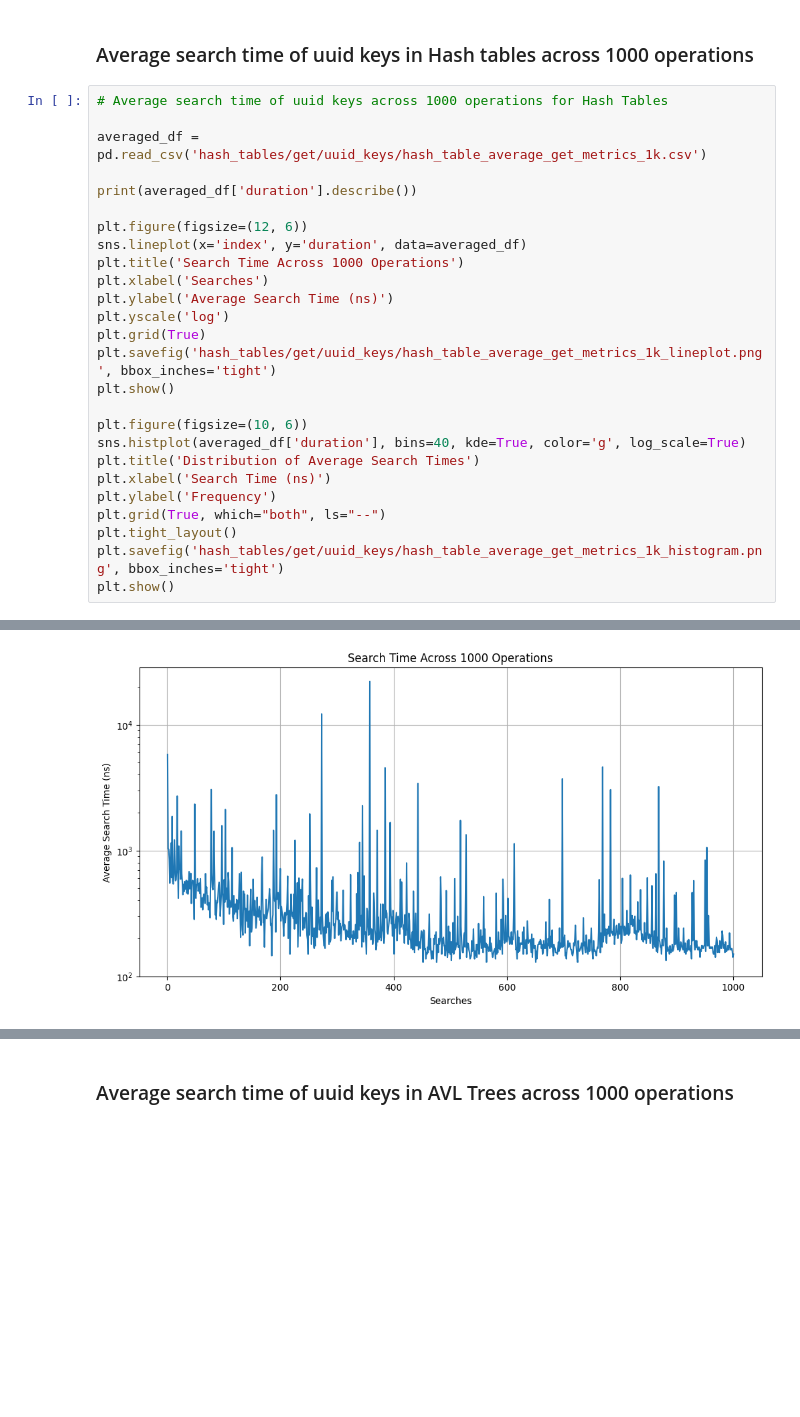
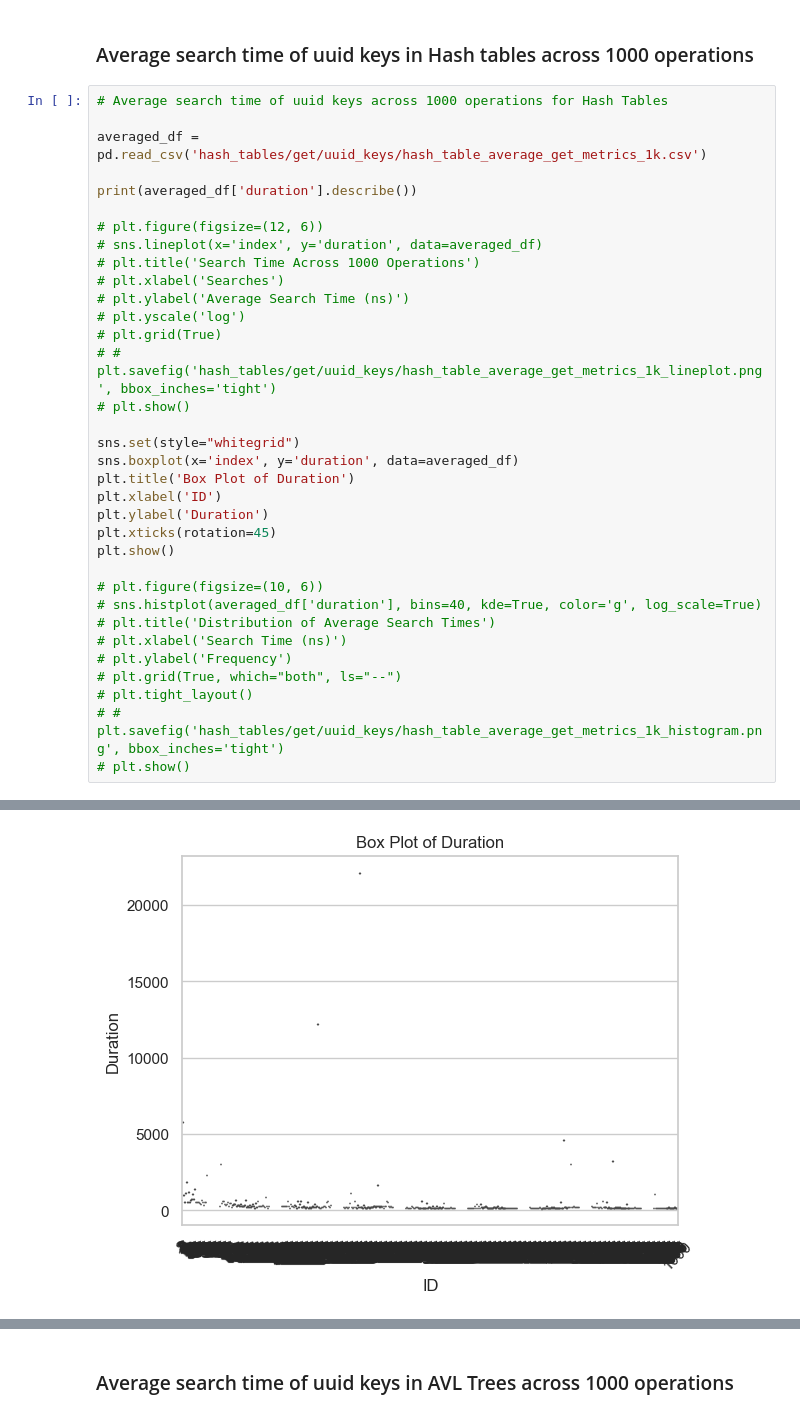
Before and after one commit to rayaan01/switchboard, a Jupyter notebook: jupyter/Analysis.ipynb, the cells around one changed output, grey strips where cells are left out. Cells and saved outputs as stored; diff of their text form; blank space fills up the shorter version.

```diff
--- a/jupyter/Analysis.ipynb
+++ b/jupyter/Analysis.ipynb
@@ -217,37 +217,45 @@ Name: duration, dtype: float64
 # %%
 # Average search time of uuid keys across 1000 operations for Hash Tables
 
 averaged_df = pd.read_csv('hash_tables/get/uuid_keys/hash_table_average_get_metrics_1k.csv')
 
 print(averaged_df['duration'].describe())
 
-plt.figure(figsize=(12, 6))
-sns.lineplot(x='index', y='duration', data=averaged_df)
-plt.title('Search Time Across 1000 Operations')
-plt.xlabel('Searches')
-plt.ylabel('Average Search Time (ns)')
-plt.yscale('log')
-plt.grid(True)
-plt.savefig('hash_tables/get/uuid_keys/hash_table_average_get_metrics_1k_lineplot.png', bbox_inches='tight')
+# plt.figure(figsize=(12, 6))
+# sns.lineplot(x='index', y='duration', data=averaged_df)
+# plt.title('Search Time Across 1000 Operations')
+# plt.xlabel('Searches')
+# plt.ylabel('Average Search Time (ns)')
+# plt.yscale('log')
+# plt.grid(True)
+# # plt.savefig('hash_tables/get/uuid_keys/hash_table_average_get_metrics_1k_lineplot.png', bbox_inches='tight')
+# plt.show()
+
+sns.set(style="whitegrid")
+sns.boxplot(x='index', y='duration', data=averaged_df)
+plt.title('Box Plot of Duration')
+plt.xlabel('ID')
+plt.ylabel('Duration')
+plt.xticks(rotation=45)
 plt.show()
 
-plt.figure(figsize=(10, 6))
-sns.histplot(averaged_df['duration'], bins=40, kde=True, color='g', log_scale=True)
-plt.title('Distribution of Average Search Times')
-plt.xlabel('Search Time (ns)')
-plt.ylabel('Frequency')
-plt.grid(True, which="both", ls="--")
-plt.tight_layout()
-plt.savefig('hash_tables/get/uuid_keys/hash_table_average_get_metrics_1k_histogram.png', bbox_inches='tight')
-plt.show()
+# plt.figure(figsize=(10, 6))
+# sns.histplot(averaged_df['duration'], bins=40, kde=True, color='g', log_scale=True)
+# plt.title('Distribution of Average Search Times')
+# plt.xlabel('Search Time (ns)')
+# plt.ylabel('Frequency')
+# plt.grid(True, which="both", ls="--")
+# plt.tight_layout()
+# # plt.savefig('hash_tables/get/uuid_keys/hash_table_average_get_metrics_1k_histogram.png', bbox_inches='tight')
+# plt.show()
 # %% [output]
 count     1000.000000
 mean       361.266800
 std        890.436778
 min        129.100000
 25%        174.800000
 50%        214.600000
 75%        324.925000
 max      22129.200000
 Name: duration, dtype: float64
-[figure, old version]
+[figure, new version]
```
Also changed, not shown: parts of 5 cells of this notebook, 5 other files.
